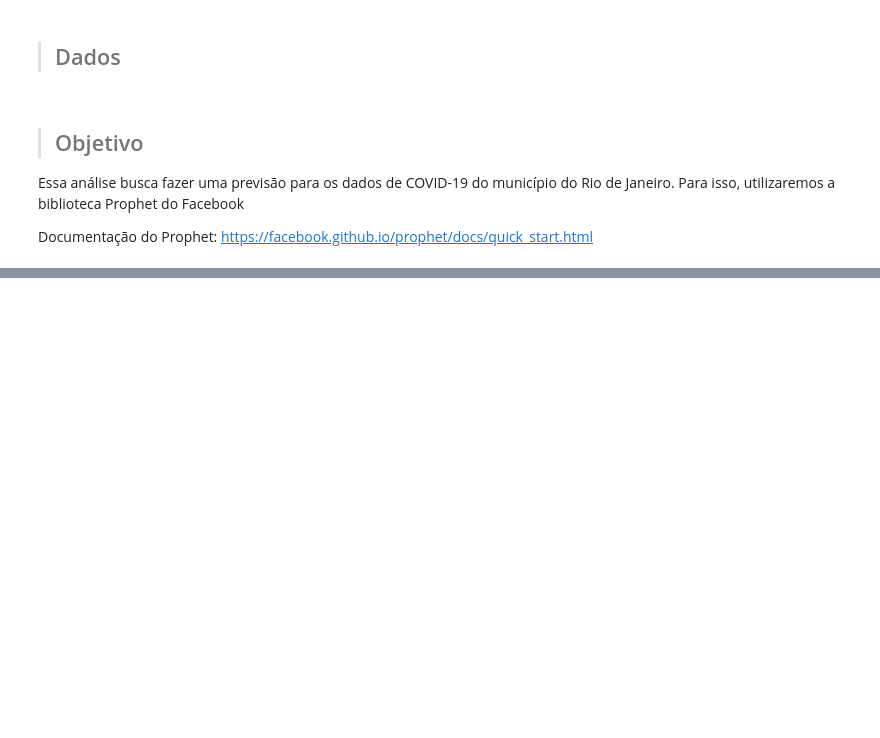
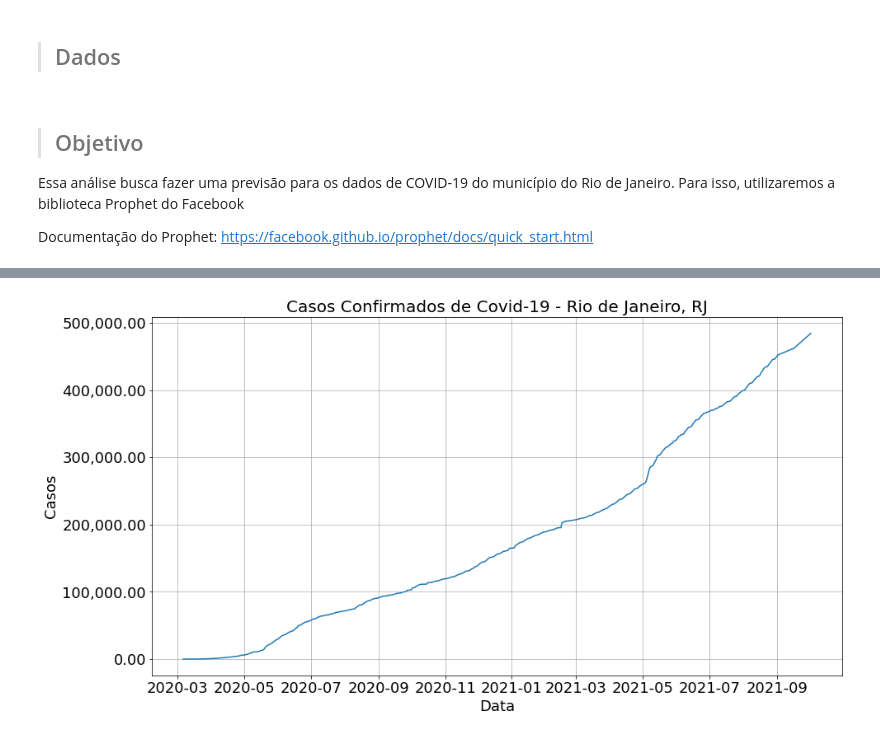
Before and after one commit to mvboas/analise_dados_covid_riodejaneiro, a Jupyter notebook: notebooks/forecast_covid_rio.ipynb, the cells around one changed output, grey strips where cells are left out. Saved outputs shown, nothing was run; the diff lists cells and outputs as text; code cells hidden in the pictures; blank space fills up the shorter version.

```diff
--- a/notebooks/forecast_covid_rio.ipynb
+++ b/notebooks/forecast_covid_rio.ipynb
@@ -24,0 +26,4 @@ import matplotlib.ticker as ticker
+# %%
+# Definindo parâmetros para os gráficos
+mpl.rcParams['figure.figsize'] = (15,8)
+mpl.rcParams['font.size'] = 18
@@ -24,0 +36,3 @@ import matplotlib.ticker as ticker
+# %%
+# Transformando a coluna date em tipo datetime
+dados['date'] = pd.to_datetime(dados['date'], format = '%Y-%m-%d')
@@ -24,0 +69,9 @@ import matplotlib.ticker as ticker
+# %%
+ax = sns.lineplot( x = 'date', y = 'last_available_confirmed', data = dados )
+ax.set_ylabel("Casos", fontsize = 18)
+ax.set_xlabel("Data", fontsize = 18)
+ax.set_title("Casos Confirmados de Covid-19 - Rio de Janeiro, RJ", fontsize = 20)
+ax.yaxis.set_major_formatter(ticker.StrMethodFormatter("{x:,.2f}"))
+plt.grid()
+# %% [output]
+[figure, added]
```
Also changed, not shown: parts of 6 cells of this notebook.
